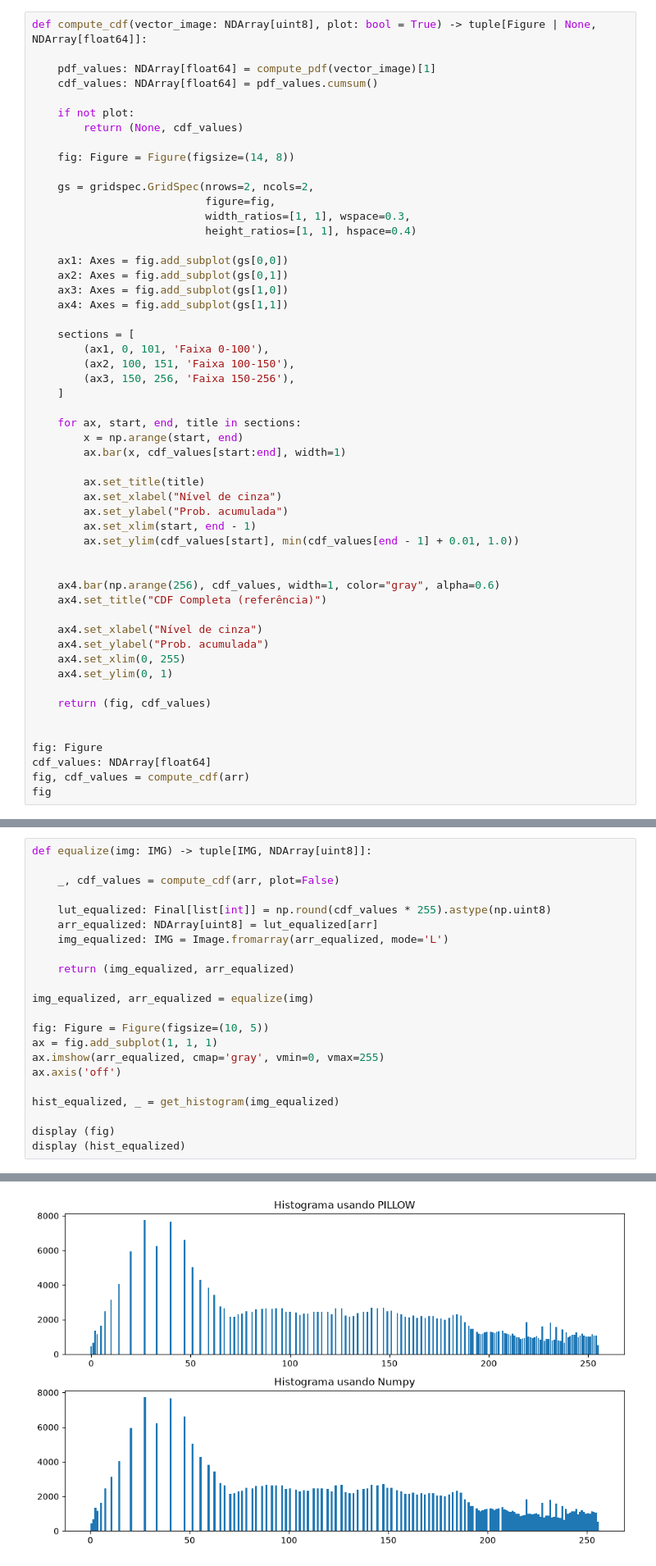
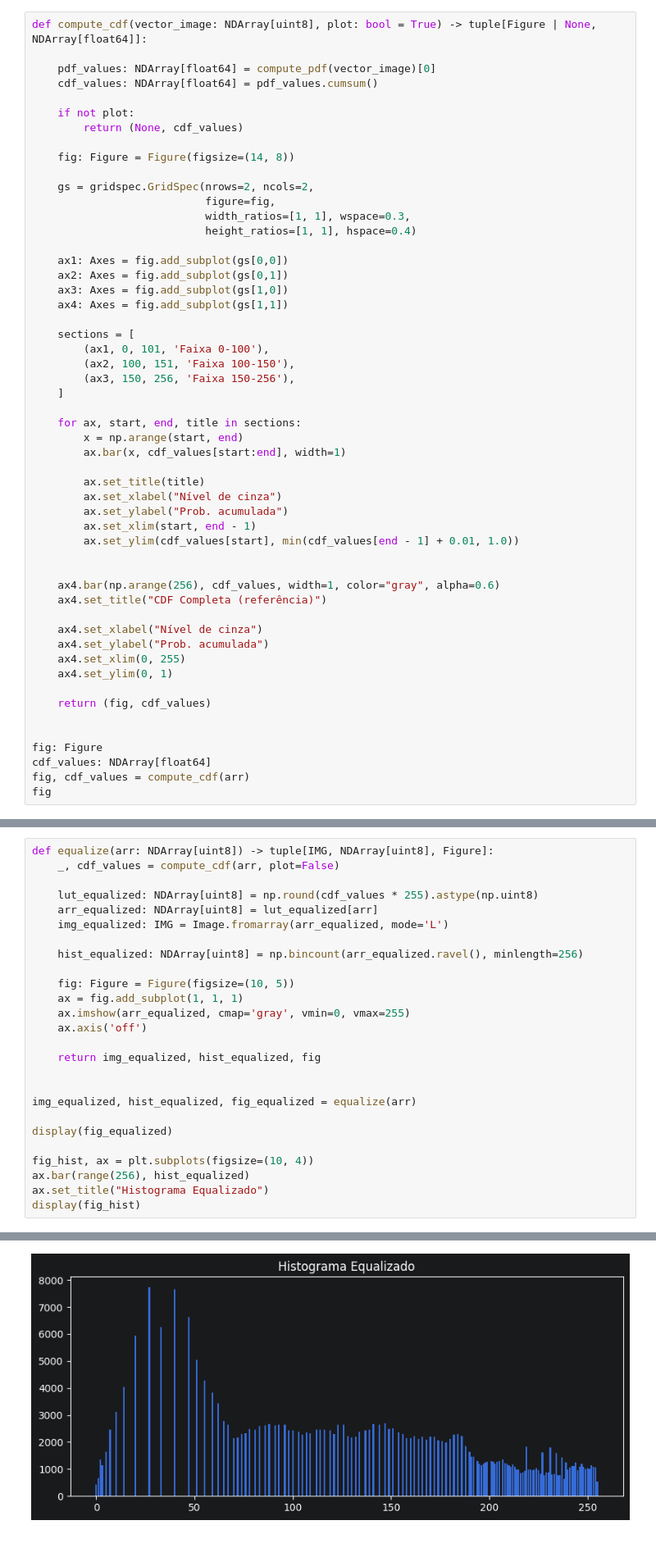
Before and after one commit to gabryelsouzz/projeto_pdi, a Jupyter notebook: notebooks/scratch.ipynb, the cells around one changed output, grey strips where cells are left out. Shown at 82% size. Cells and saved outputs as stored; diff of their text form; blank space fills up the shorter version.

```diff
--- a/notebooks/scratch.ipynb
+++ b/notebooks/scratch.ipynb
@@ -99,7 +100,7 @@ fig
 # %%
 def compute_cdf(vector_image: NDArray[uint8], plot: bool = True) -> tuple[Figure | None, NDArray[float64]]:
 
-    pdf_values: NDArray[float64] = compute_pdf(vector_image)[1]
+    pdf_values: NDArray[float64] = compute_pdf(vector_image)[0]
     cdf_values: NDArray[float64] = pdf_values.cumsum()
 
     if not plot:
@@ -154,25 +155,29 @@ fig
 # %% [markdown]
 ## equalize()
 # %%
-def equalize(img: IMG) -> tuple[IMG, NDArray[uint8]]:
-
+def equalize(arr: NDArray[uint8]) -> tuple[IMG, NDArray[uint8], Figure]:
     _, cdf_values = compute_cdf(arr, plot=False)
 
-    lut_equalized: Final[list[int]] = np.round(cdf_values * 255).astype(np.uint8)
+    lut_equalized: NDArray[uint8] = np.round(cdf_values * 255).astype(np.uint8)
     arr_equalized: NDArray[uint8] = lut_equalized[arr]
     img_equalized: IMG = Image.fromarray(arr_equalized, mode='L')
 
-    return (img_equalized, arr_equalized)
+    hist_equalized: NDArray[uint8] = np.bincount(arr_equalized.ravel(), minlength=256)
 
-img_equalized, arr_equalized = equalize(img)
+    fig: Figure = Figure(figsize=(10, 5))
+    ax = fig.add_subplot(1, 1, 1)
+    ax.imshow(arr_equalized, cmap='gray', vmin=0, vmax=255)
+    ax.axis('off')
 
-fig: Figure = Figure(figsize=(10, 5))
-ax = fig.add_subplot(1, 1, 1)
-ax.imshow(arr_equalized, cmap='gray', vmin=0, vmax=255)
-ax.axis('off')
+    return img_equalized, hist_equalized, fig
 
-hist_equalized, _ = get_histogram(img_equalized)
 
-display (fig)
-display (hist_equalized)
+img_equalized, hist_equalized, fig_equalized = equalize(arr)
+
+display(fig_equalized)
+
+fig_hist, ax = plt.subplots(figsize=(10, 4))
+ax.bar(range(256), hist_equalized)
+ax.set_title("Histograma Equalizado")
+display(fig_hist)
 # %% [output]
@@ -180 +185 @@ display (hist_equalized)
-[figure, old version]
+[figure, new version]
```
Also changed, not shown: parts of 8 cells of this notebook, 6 other files.
